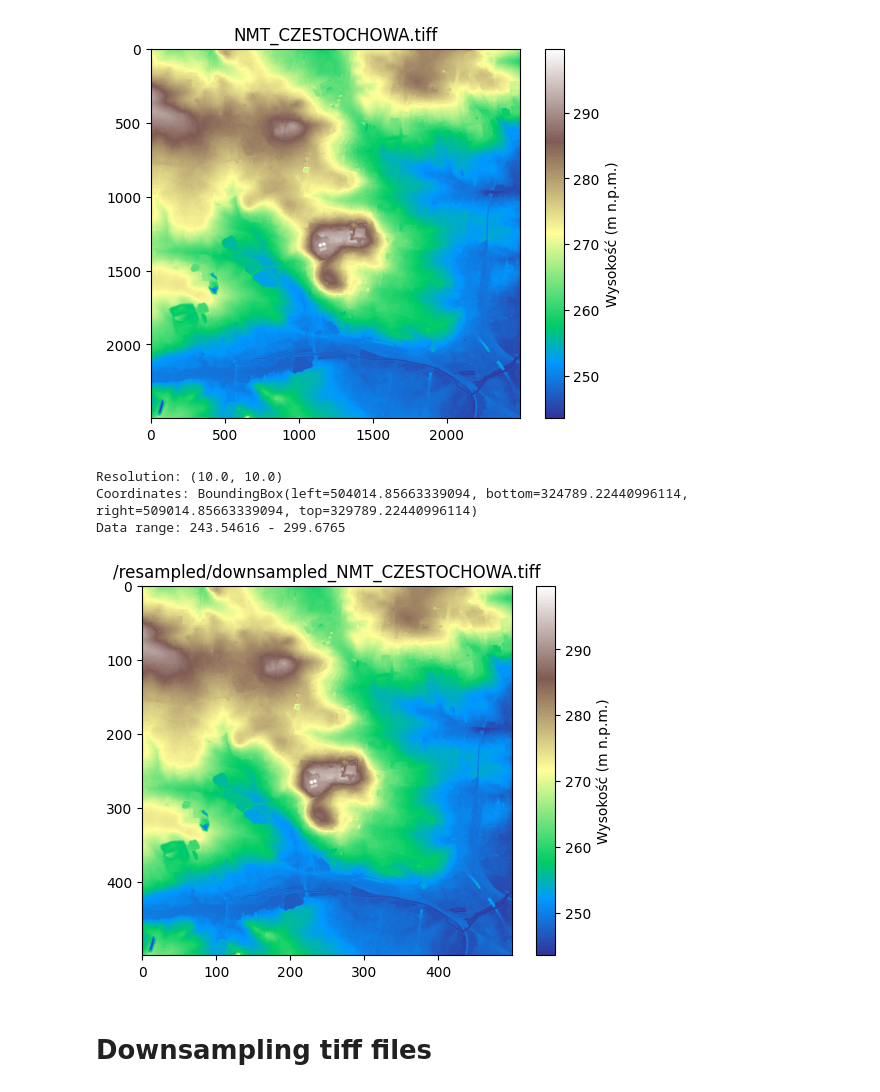
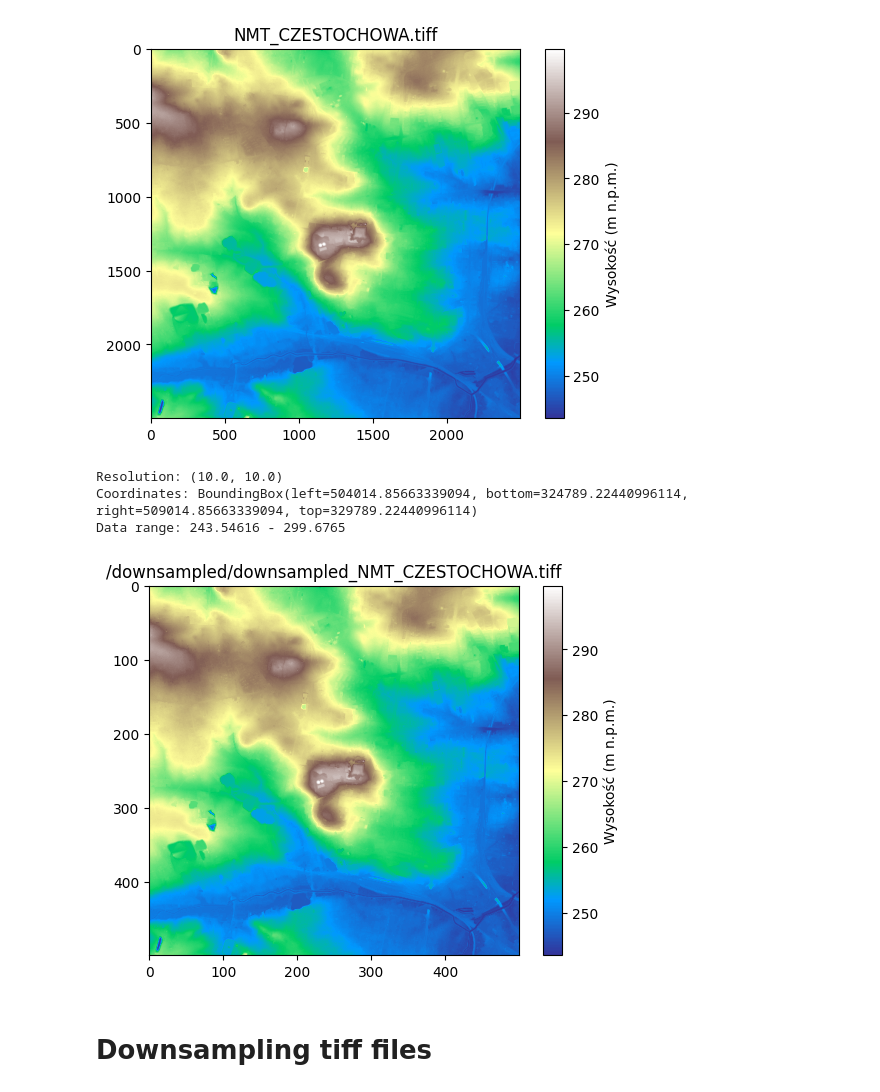
Before and after one commit to plmrr/microclimate-analysis, a Jupyter notebook: eda.ipynb, the cells around one changed output. Saved outputs shown, nothing was run; the diff lists cells and outputs as text; code cells hidden in the pictures.

```diff
--- a/eda.ipynb
+++ b/eda.ipynb
@@ -26,27 +26,27 @@ Coordinates: BoundingBox(left=504014.85663339094, bottom=324789.22440996114, rig
 # %%
 import rasterio
 import matplotlib.pyplot as plt
 import numpy as np
 
 # https://klimat.imgw.pl/pl/meta-dane/
 
-file = "/resampled/downsampled_NMT_CZESTOCHOWA.tiff"
+file = "/downsampled/downsampled_NMT_CZESTOCHOWA.tiff"
 
 with rasterio.open(f'data/geoportal/{file}') as dataset:
     data = dataset.read(1)
     print("Resolution:", dataset.res)
     print("Coordinates:", dataset.bounds)
     print("Data range:", data.min(), "-", data.max())
 
     plt.imshow(data, cmap='terrain')
     plt.colorbar(label="Wysokość (m n.p.m.)")
     plt.title(f"{file}")
     plt.show()
 # %% [output]
 Resolution: (10.0, 10.0)
 Coordinates: BoundingBox(left=504014.85663339094, bottom=324789.22440996114, right=509014.85663339094, top=329789.22440996114)
 Data range: 243.54616 - 299.6765
-[figure, old version]
+[figure, new version]
 # %% [markdown]
 # Downsampling tiff files
 # %%
```
Also changed, not shown: parts of 1 cell of this notebook, 1 other file.
